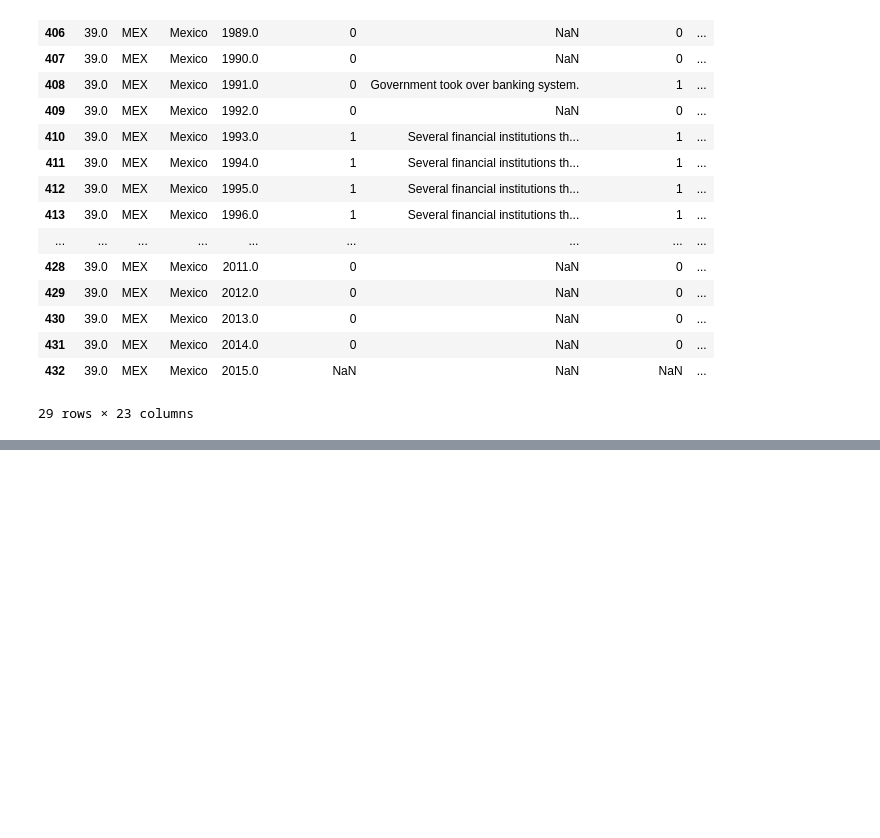
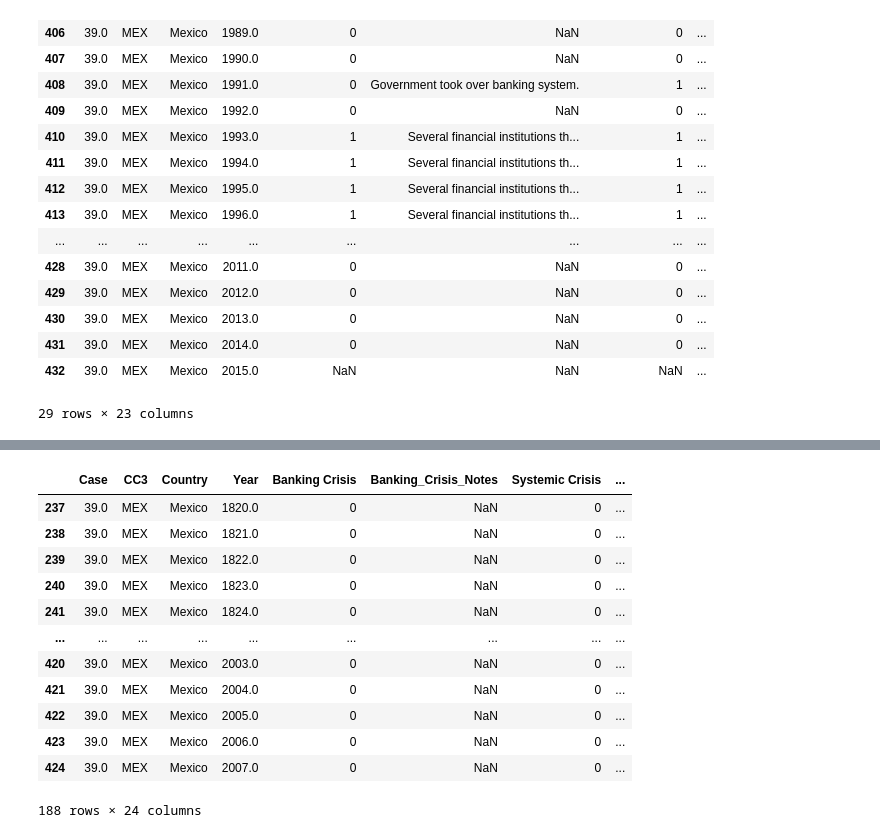
Before and after one commit to dhruvatara/ECS89G-DLProject, a Jupyter notebook: Data Cleansing.ipynb, the cells around one changed output, grey strips where cells are left out. Cells and saved outputs as stored; diff of their text form; code cells hidden in the pictures; blank space fills up the shorter version.

```diff
--- a/Data Cleansing.ipynb
+++ b/Data Cleansing.ipynb
@@ -365,0 +449,16 @@ north_american_data[404:433]
+# %%
+north_american_data[237:425]
+# %% [output]
+|  | Case | CC3 | Country | Year | Banking Crisis | Banking_Crisis_Notes | Systemic Crisis | ... |
+| 237 | 39.0 | MEX | Mexico | 1820.0 | 0 | NaN | 0 | ... |
+| 238 | 39.0 | MEX | Mexico | 1821.0 | 0 | NaN | 0 | ... |
+| 239 | 39.0 | MEX | Mexico | 1822.0 | 0 | NaN | 0 | ... |
+| 240 | 39.0 | MEX | Mexico | 1823.0 | 0 | NaN | 0 | ... |
+| 241 | 39.0 | MEX | Mexico | 1824.0 | 0 | NaN | 0 | ... |
+| ... | ... | ... | ... | ... | ... | ... | ... | ... |
+| 420 | 39.0 | MEX | Mexico | 2003.0 | 0 | NaN | 0 | ... |
+| 421 | 39.0 | MEX | Mexico | 2004.0 | 0 | NaN | 0 | ... |
+| 422 | 39.0 | MEX | Mexico | 2005.0 | 0 | NaN | 0 | ... |
+| 423 | 39.0 | MEX | Mexico | 2006.0 | 0 | NaN | 0 | ... |
+| 424 | 39.0 | MEX | Mexico | 2007.0 | 0 | NaN | 0 | ... |
+188 rows × 24 columns
```
Also changed, not shown: parts of 18 cells of this notebook.
